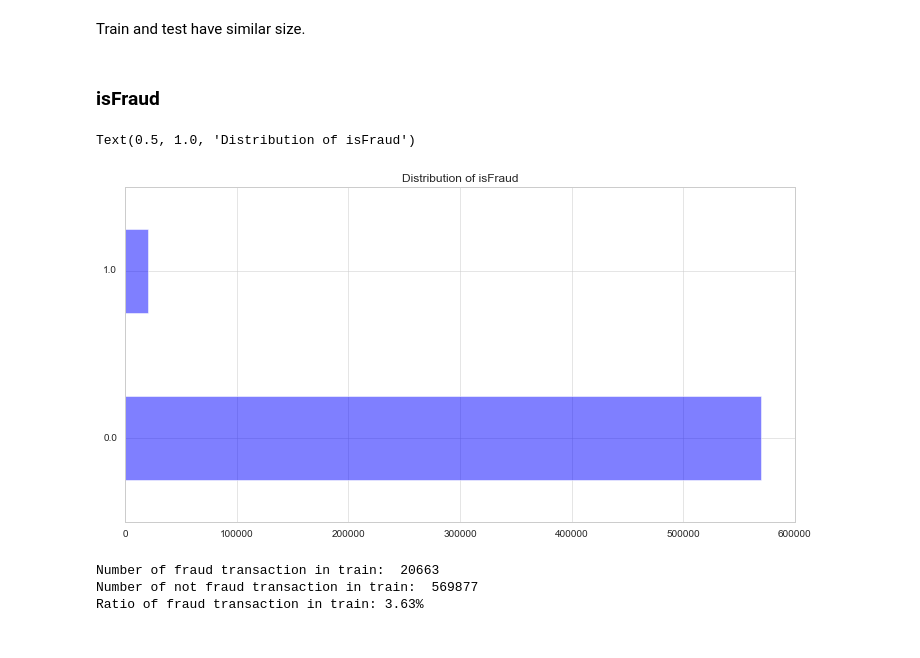
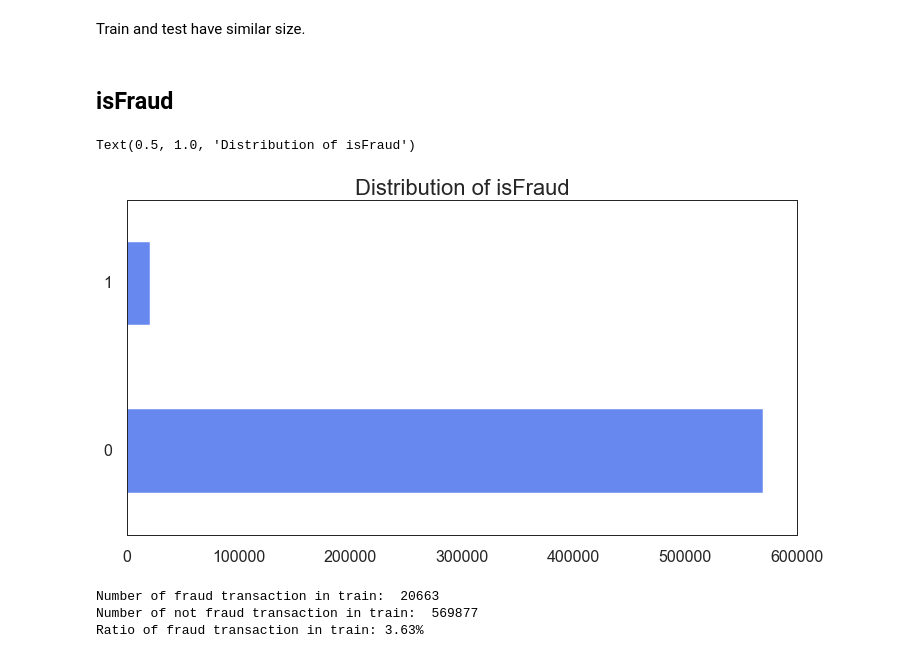
Before and after one commit to xinquan-wang/IEEE-CIS_Fraud_Detection, a Jupyter notebook: IEEE-CIS Fraud Detection.ipynb, the cells around one changed output. Drawn from its saved outputs; the diff is of its cells as text; code cells hidden in the pictures.

```diff
--- a/IEEE-CIS Fraud Detection.ipynb
+++ b/IEEE-CIS Fraud Detection.ipynb
@@ -41 +114,39 @@ sns.set_style('whitegrid')
+# %%
+def reduce_mem_usage(df):
+    """ iterate through all the columns of a dataframe and modify the data type
+        to reduce memory usage.
+    """
+    start_mem = df.memory_usage().sum() / 1024**2
+    print('Memory usage of dataframe is {:.2f} MB'.format(start_mem))
+
+    for col in df.columns:
+        col_type = df[col].dtype
+
+        if col_type != object:
+            c_min = df[col].min()
+            c_max = df[col].max()
+            if str(col_type)[:3] == 'int':
+                if c_min > np.iinfo(np.int8).min and c_max < np.iinfo(np.int8).max:
+                    df[col] = df[col].astype(np.int8)
+                elif c_min > np.iinfo(np.int16).min and c_max < np.iinfo(np.int16).max:
+                    df[col] = df[col].astype(np.int16)
+                elif c_min > np.iinfo(np.int32).min and c_max < np.iinfo(np.int32).max:
+                    df[col] = df[col].astype(np.int32)
+                elif c_min > np.iinfo(np.int64).min and c_max < np.iinfo(np.int64).max:
+                    df[col] = df[col].astype(np.int64)
+            else:
+                if c_min > np.finfo(np.float16).min and c_max < np.finfo(np.float16).max:
+                    df[col] = df[col].astype(np.float16)
+                elif c_min > np.finfo(np.float32).min and c_max < np.finfo(np.float32).max:
+                    df[col] = df[col].astype(np.float32)
+                else:
+                    df[col] = df[col].astype(np.float64)
+        else:
+            df[col] = df[col].astype('category')
+
+    end_mem = df.memory_usage().sum() / 1024**2
+    print('Memory usage after optimization is: {:.2f} MB'.format(end_mem))
+    print('Decreased by {:.1f}%'.format(100 * (start_mem - end_mem) / start_mem))
+
+    return df
 # %% [markdown]
@@ -76,3 +187,5 @@ Ratio of TransactionID in test have an associated test_identity: 28.01%
 # %%
 train = pd.merge(train_trans, train_identity, on='TransactionID', how='left')
 test = pd.merge(test_trans, test_identity, on='TransactionID', how='left')
+# %%
+train = reduce_mem_usage(train)
@@ -267,14 +380,14 @@ Ratio of train to test： 1.1654834998056014
 # %% [markdown]
 Train and test have similar size.
 # %% [markdown]
-### isFraud
+## isFraud
 # %%
 plt.figure(figsize=(12,6))
-df['isFraud'].value_counts().plot(kind='barh', alpha=0.5)
-plt.title('Distribution of isFraud')
+train['isFraud'].value_counts().plot(kind='barh')
+plt.title('Distribution of isFraud', fontsize=22)
 # %% [output]
 Text(0.5, 1.0, 'Distribution of isFraud')
-[figure, old version]
+[figure, new version]
 # %%
 print('Number of fraud transaction in train: ', sum(train['isFraud'] == 1))
 print('Number of not fraud transaction in train: ', sum(train['isFraud'] == 0))
```
Also changed, not shown: parts of 48 cells of this notebook, 2 other files.
